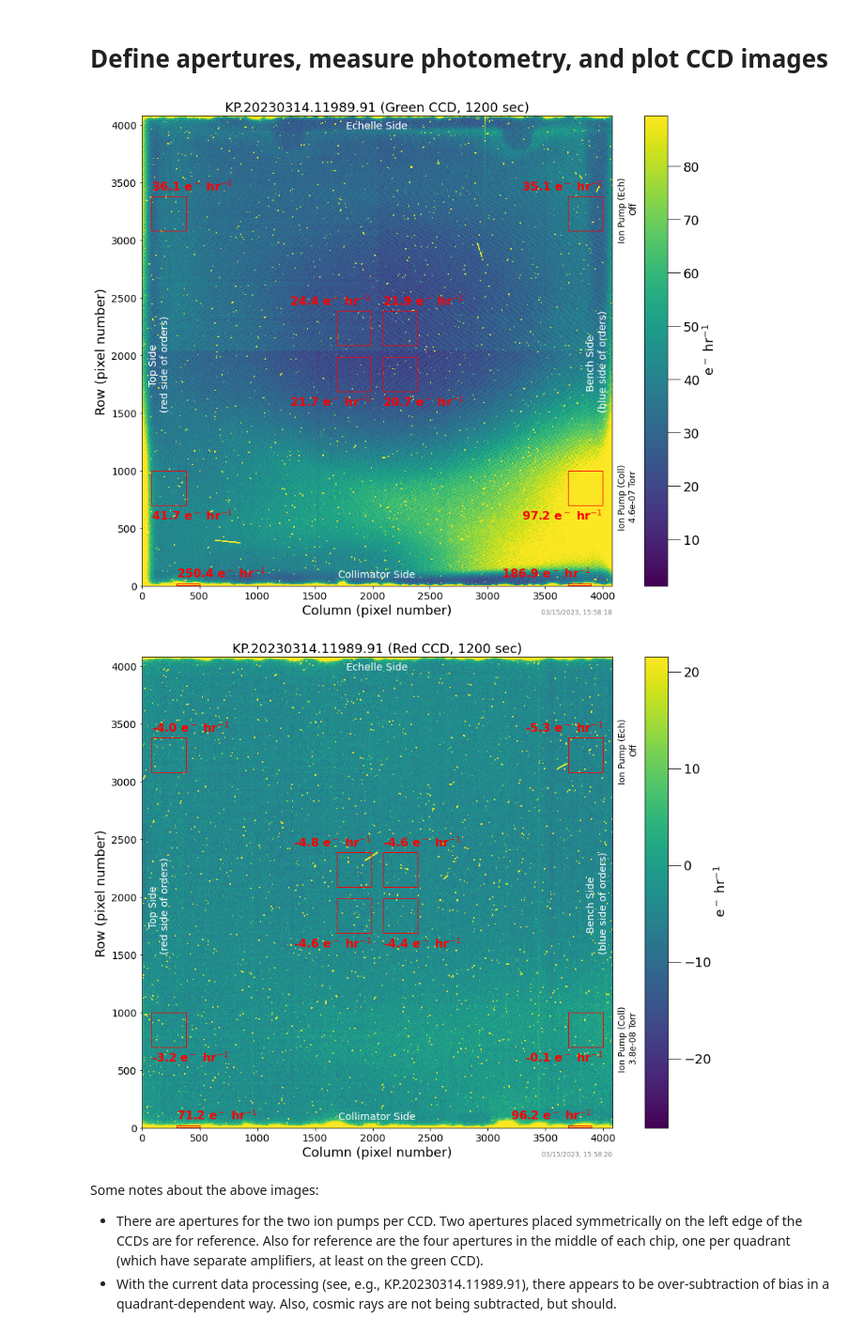
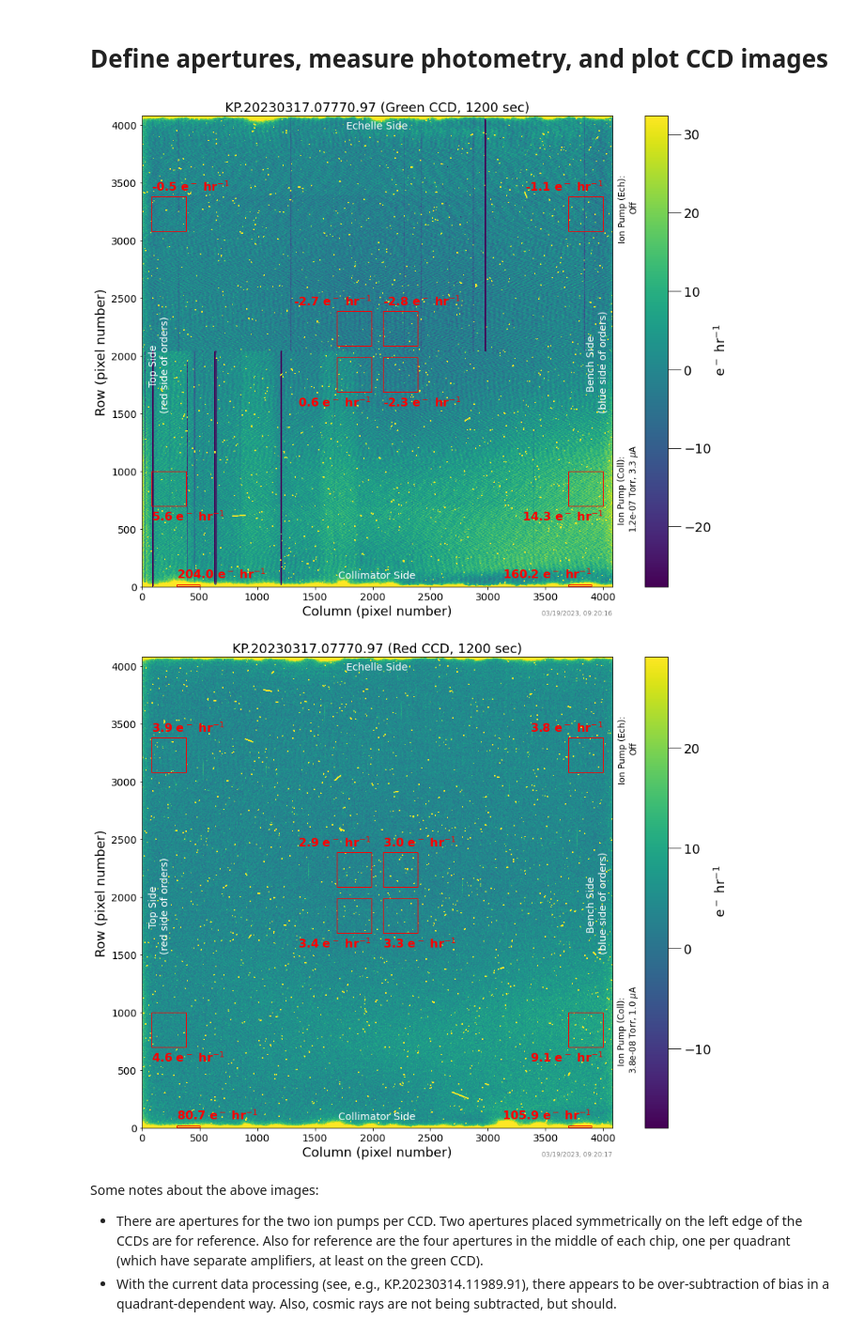
Before and after one commit to Keck-DataReductionPipelines/KPF-Pipeline, a Jupyter notebook: docs/source/tutorials/KPF_Data_Tutorial_2D_and_Ion_Pumps.ipynb, the cells around one changed output. Shown at 94% size. Saved outputs shown, nothing was run; the diff lists cells and outputs as text; code cells hidden in the pictures.

```diff
--- a/docs/source/tutorials/KPF_Data_Tutorial_2D_and_Ion_Pumps.ipynb
+++ b/docs/source/tutorials/KPF_Data_Tutorial_2D_and_Ion_Pumps.ipynb
@@ -23,6 +23,7 @@ out_dir = 'ion_pump_plots/'
 #ObsID = 'KP.20230314.03992.75' # dark frame just as ion pump was turned on after warmup
 #ObsID = 'KP.20230314.07774.61' # dark frame next - about 1 hr after ion pump turned on
 ObsID = 'KP.20230314.11989.91' # dark frame next - about 2 hr after ion pump turned on
+ObsID = 'KP.20230317.07770.97' # dark frame with ion pump currents recorded
 #ObsID = 'KP.20230311.29791.13' # bias frame
 #ObsID = 'KP.20230308.29360.64' # bias frame
 
@@ -61,11 +81,15 @@ for c in ccd:
         frame = D2['GREEN_CCD'].data
         coll_pressure_torr = df_telemetry.at['kpfgreen.COL_PRESS', 'average']
         ech_pressure_torr  = df_telemetry.at['kpfgreen.ECH_PRESS', 'average']
+        coll_current_a     = df_telemetry.at['kpfgreen.COL_CURR',  'average']
+        ech_current_a      = df_telemetry.at['kpfgreen.ECH_CURR',  'average']
         png_fn = out_dir + ObsID + '_green.png'
     elif c == 'red':
         frame = D2['RED_CCD'].data
         coll_pressure_torr = df_telemetry.at['kpfred.COL_PRESS', 'average']
         ech_pressure_torr  = df_telemetry.at['kpfred.ECH_PRESS', 'average']
+        coll_current_a     = df_telemetry.at['kpfred.COL_CURR',  'average']
+        ech_current_a      = df_telemetry.at['kpfred.ECH_CURR',  'average']
         png_fn = out_dir + ObsID + '_red.png'
 
     # Dark frame
@@ -98,6 +122,8 @@ for c in ccd:
     if do_print:
         print('Ion Pump pressure (Torr) - Collimator side: ' + f'{coll_pressure_torr:.1e}')
         print('Ion Pump pressure (Torr) - Echelle side: '    + f'{ech_pressure_torr:.1e}')
+        print('Ion Pump current (A) - Collimator side: '     + f'{coll_current_a:.1e}')
+        print('Ion Pump current (A) - Echelle side: '        + f'{ech_current_a:.1e}')
 
     # Plot
     if do_display or do_save_png:
@@ -137,37 +163,39 @@ for c in ccd:
                           (reg[r]['short'] == 'ech')  or
                           (reg[r]['short'] == 'coll') or
                           (reg[r]['short'] == 'amp2'))*('right')),
                      va=(((reg[r]['y1'] < 2080) and (reg[r]['y1'] > 100))*('top')+
                          ((reg[r]['y1'] > 2080) or (reg[r]['y1'] < 100))*('bottom'))
                     )
         now = datetime.now()
+        coll_text = 'Ion Pump (Coll): \n' + (f'{coll_pressure_torr:.1e}' + ' Torr, ' + f'{coll_current_a*1e6:.1f}' + ' $\mu$A')*(coll_pressure_torr > 1e-9) + ('Off')*(coll_pressure_torr < 1e-9)
+        ech_text  = 'Ion Pump (Ech): \n'  + (f'{ech_pressure_torr:.1e}'  + ' Torr, ' + f'{ech_current_a*1e6:.1f}'  + ' $\mu$A')*(ech_pressure_torr  > 1e-9) + ('Off')*(ech_pressure_torr < 1e-9)
         plt.text(4080, -250, now.strftime("%m/%d/%Y, %H:%M:%S"), size=9, ha='right', color='gray')
-        plt.text(4220,  500, 'Ion Pump (Coll) \n' +(f'{coll_pressure_torr:.1e}' + ' Torr')*(coll_pressure_torr > 1e-9) + ('Off')*(coll_pressure_torr < 1e-9), size=12, rotation=90, ha='center')
-        plt.text(4220, 3000, 'Ion Pump (Ech) \n'  +(f'{ech_pressure_torr:.1e}'  + ' Torr')*(ech_pressure_torr  > 1e-9) + ('Off')*(ech_pressure_torr < 1e-9),  size=12, rotation=90, ha='center')
+        plt.text(4220,  500, coll_text, size=12, rotation=90, ha='center')
+        plt.text(4220, 3000, ech_text,  size=12, rotation=90, ha='center')
         plt.text(3950, 1500, 'Bench Side\n (blue side of orders)', size=14, rotation=90, ha='center', color='white')
         plt.text( 150, 1500, 'Top Side\n (red side of orders)',    size=14, rotation=90, ha='center', color='white')
         plt.text(2040,   70, 'Collimator Side',                    size=14, rotation= 0, ha='center', color='white')
         plt.text(2040, 3970, 'Echelle Side',                       size=14, rotation= 0, ha='center', color='white')
         cbar = plt.colorbar()
         cbar.set_label(timelabel, fontsize=18)
         cbar.ax.tick_params(labelsize=18)
         cbar.ax.tick_params(size=18)
         plt.title(ObsID + ' (' + (c == 'green')*('Green CCD') + (c == 'red')*('Red CCD') + ', ' + str(round(exptime)) + ' sec)', fontsize=18)
         plt.xlabel('Column (pixel number)', fontsize=18)
         plt.ylabel('Row (pixel number)', fontsize=18)
         plt.xticks(fontsize=14)
         plt.yticks(fontsize=14)
         plt.grid(False)
         if do_save_png:
             plt.savefig(png_fn, facecolor='w')
         if do_display:
             plt.show()
 
 # close files
 D2.close()
 # %% [output]
-[figure, old version]
+[figure, new version]
-[figure, old version]
+[figure, new version]
 # %% [markdown]
 Some notes about the above images:
 * There are apertures for the two ion pumps per CCD.  Two apertures placed symmetrically on the left edge of the CCDs are for reference.  Also for reference are the four apertures in the middle of each chip, one per quadrant (which have separate amplifiers, at least on the green CCD).
```
Also changed, not shown: parts of 1 cell of this notebook, 3 other files.
